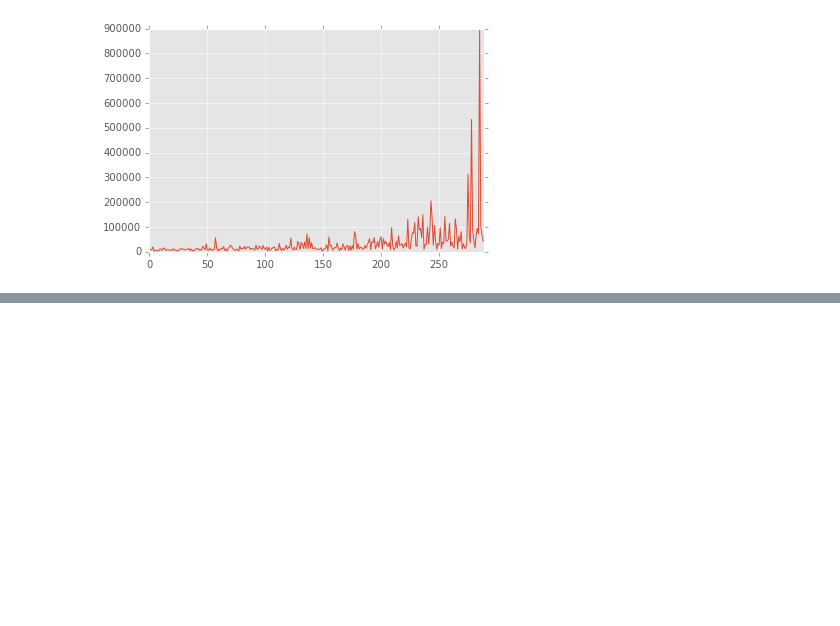
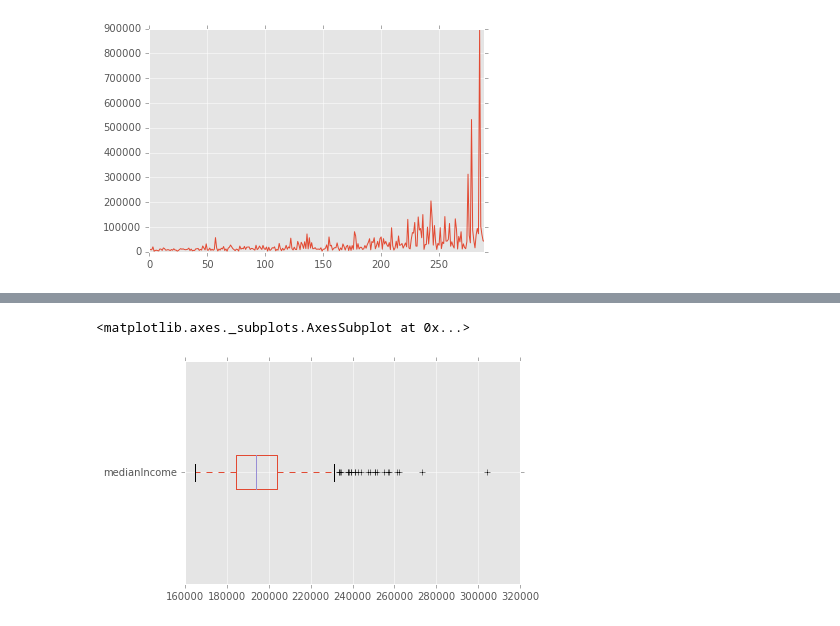
Before and after one commit to AdamPalmar/Swedish-Forrest-Fire, a Jupyter notebook: Swe_fire.ipynb, the cells around one changed output, grey strips where cells are left out. Saved outputs shown, nothing was run; the diff lists cells and outputs as text; code cells hidden in the pictures; blank space fills up the shorter version.

```diff
--- a/Swe_fire.ipynb
+++ b/Swe_fire.ipynb
@@ -113,0 +183,5 @@ plt.show()
+# %%
+data_simple['medianIncome'].plot.box(vert=False)
+# %% [output]
+<matplotlib.axes._subplots.AxesSubplot at 0x...>
+[figure, added]
```
Also changed, not shown: parts of 10 cells of this notebook.
